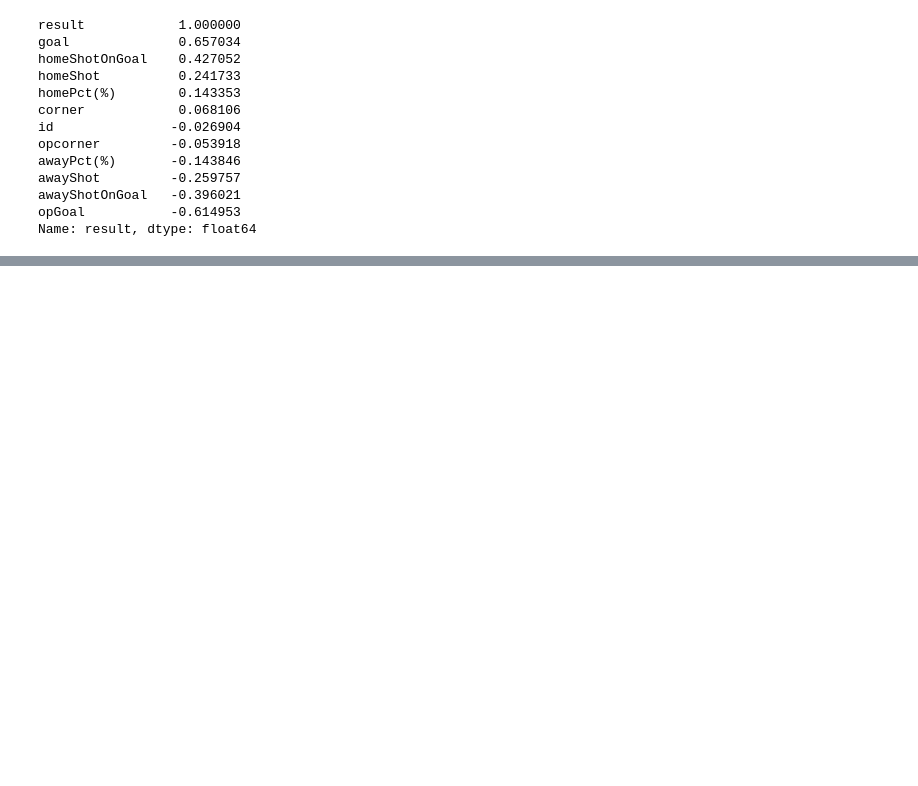
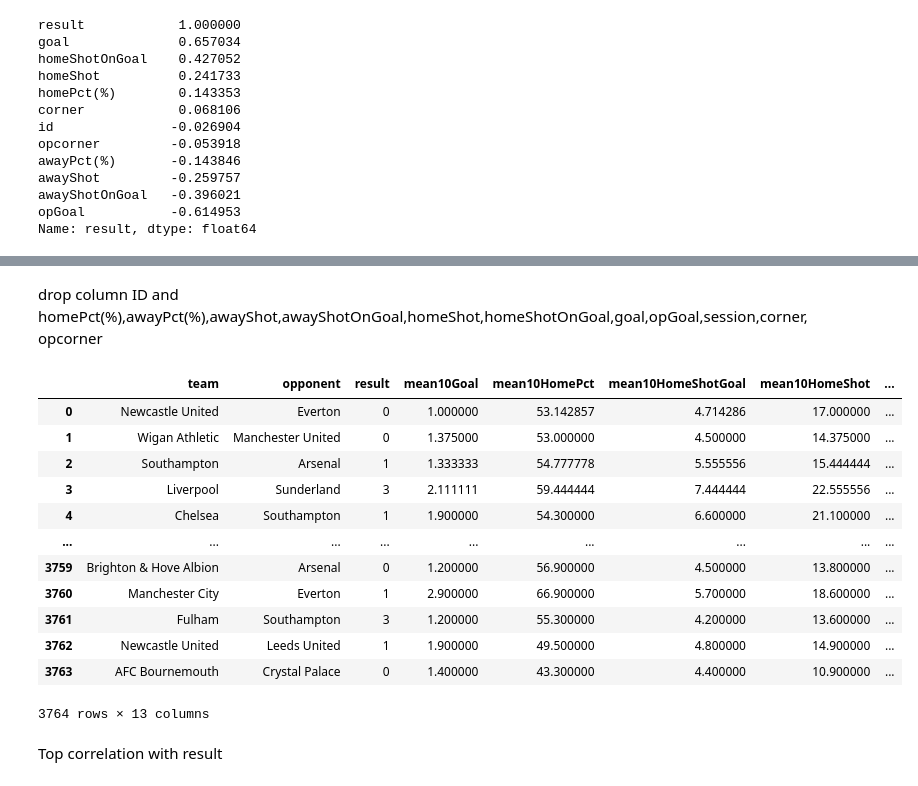
Before and after one commit to duysop/football, a Jupyter notebook: football/notebook/ExploratoryAnalysis.ipynb, the cells around one changed output, grey strips where cells are left out. Cells and saved outputs as stored; diff of their text form; code cells hidden in the pictures; blank space fills up the shorter version.

```diff
--- a/football/notebook/ExploratoryAnalysis.ipynb
+++ b/football/notebook/ExploratoryAnalysis.ipynb
@@ -120,0 +177,20 @@ Name: result, dtype: float64
+# %% [markdown]
+drop column ID and homePct(%),awayPct(%),awayShot,awayShotOnGoal,homeShot,homeShotOnGoal,goal,opGoal,session,corner,opcorner
+# %%
+df1.drop(['team','opponent','homePct(%)','awayPct(%)','awayShot','awayShotOnGoal','homeShot','homeShotOnGoal','goal','opGoal','session','corner','opcorner','id'],axis=1,inplace=False)
+# %% [output]
+|  | team | opponent | result | mean10Goal | mean10HomePct | mean10HomeShotGoal | mean10HomeShot | ... |
+| 0 | Newcastle United | Everton | 0 | 1.000000 | 53.142857 | 4.714286 | 17.000000 | ... |
+| 1 | Wigan Athletic | Manchester United | 0 | 1.375000 | 53.000000 | 4.500000 | 14.375000 | ... |
+| 2 | Southampton | Arsenal | 1 | 1.333333 | 54.777778 | 5.555556 | 15.444444 | ... |
+| 3 | Liverpool | Sunderland | 3 | 2.111111 | 59.444444 | 7.444444 | 22.555556 | ... |
+| 4 | Chelsea | Southampton | 1 | 1.900000 | 54.300000 | 6.600000 | 21.100000 | ... |
+| ... | ... | ... | ... | ... | ... | ... | ... | ... |
+| 3759 | Brighton & Hove Albion | Arsenal | 0 | 1.200000 | 56.900000 | 4.500000 | 13.800000 | ... |
+| 3760 | Manchester City | Everton | 1 | 2.900000 | 66.900000 | 5.700000 | 18.600000 | ... |
+| 3761 | Fulham | Southampton | 3 | 1.200000 | 55.300000 | 4.200000 | 13.600000 | ... |
+| 3762 | Newcastle United | Leeds United | 1 | 1.900000 | 49.500000 | 4.800000 | 14.900000 | ... |
+| 3763 | AFC Bournemouth | Crystal Palace | 0 | 1.400000 | 43.300000 | 4.400000 | 10.900000 | ... |
+3764 rows × 13 columns
+# %% [markdown]
+Top correlation with result
```
Also changed, not shown: parts of 7 cells of this notebook, 3 other files.
